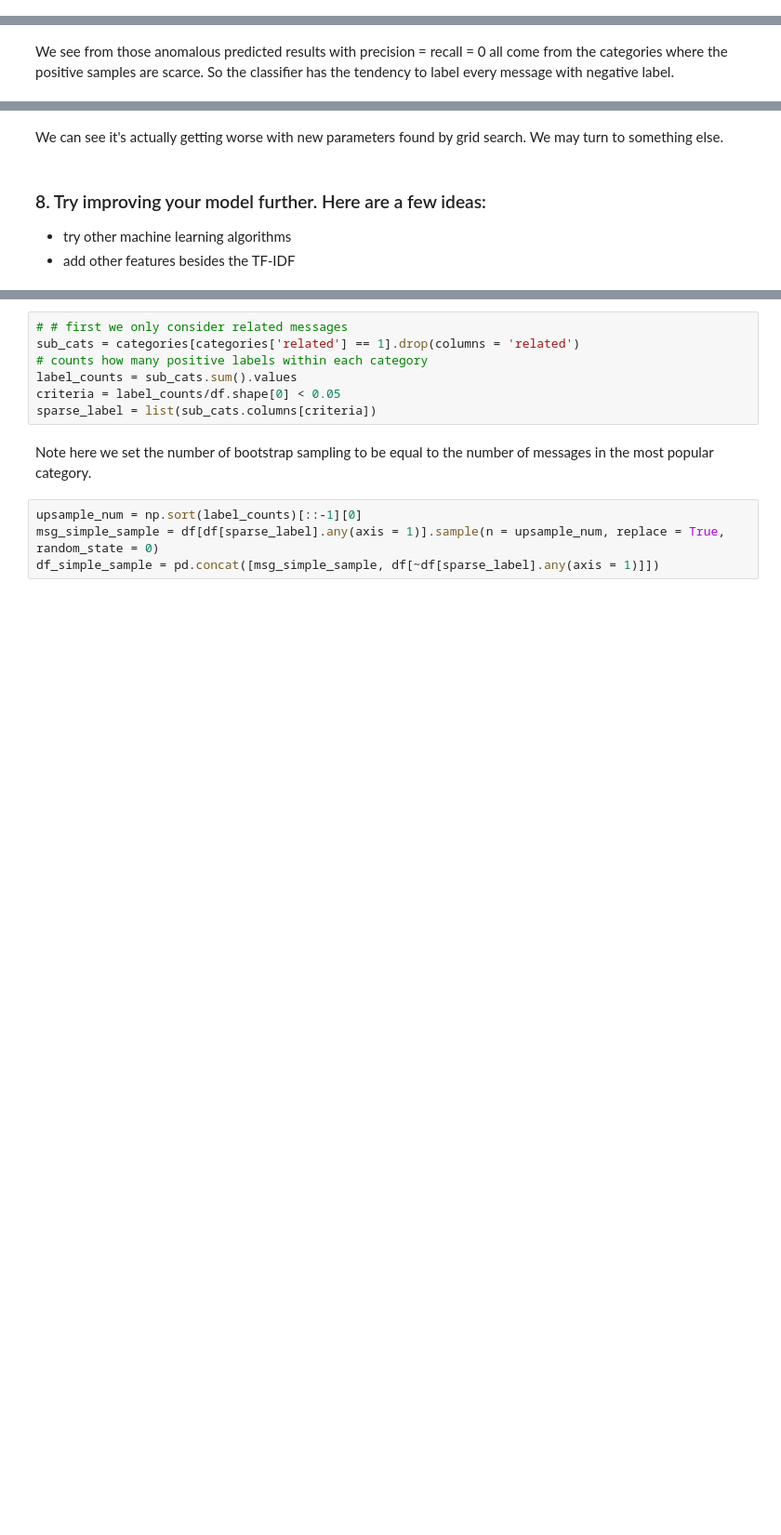
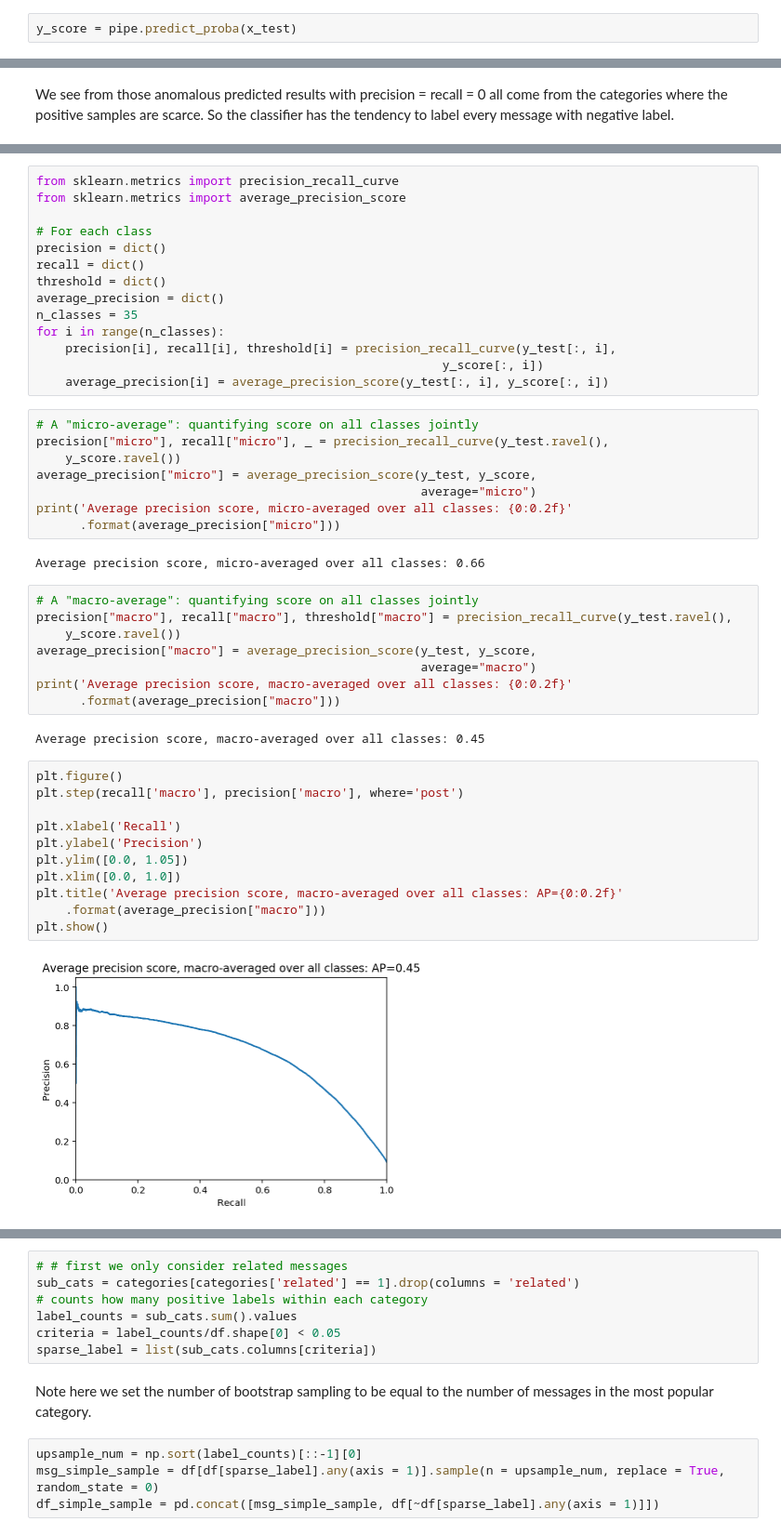
Before and after one commit to suebatista/Disaster-Response-Pipeline-Udacity, a Jupyter notebook: ML Pipeline Preparation.ipynb, the cells around one changed output, grey strips where cells are left out. Shown at 93% size. Drawn from its saved outputs; the diff is of its cells as text; blank space fills up the shorter version.

```diff
--- a/ML Pipeline Preparation.ipynb
+++ b/ML Pipeline Preparation.ipynb
@@ -100,0 +97,2 @@ report[(report['precision'] == 0.0) | (report.index == 'macro avg')]
+# %%
+y_score = pipe.predict_proba(x_test)
@@ -218,7 +130,48 @@ new_report[(new_report['precision'] == 0.0) | (new_report.index == 'macro avg')]
-# %% [markdown]
-We can see it's actually getting worse with new parameters found by grid search. We may turn to something else.
-# %% [markdown]
-### 8. Try improving your model further. Here are a few ideas:
-* try other machine learning algorithms
-* add other features besides the TF-IDF
+# %%
+from sklearn.metrics import precision_recall_curve
+from sklearn.metrics import average_precision_score
+
+# For each class
+precision = dict()
+recall = dict()
+threshold = dict()
+average_precision = dict()
+n_classes = 35
+for i in range(n_classes):
+    precision[i], recall[i], threshold[i] = precision_recall_curve(y_test[:, i],
+                                                        y_score[:, i])
+    average_precision[i] = average_precision_score(y_test[:, i], y_score[:, i])
+# %%
+# A "micro-average": quantifying score on all classes jointly
+precision["micro"], recall["micro"], _ = precision_recall_curve(y_test.ravel(),
+    y_score.ravel())
+average_precision["micro"] = average_precision_score(y_test, y_score,
+                                                     average="micro")
+print('Average precision score, micro-averaged over all classes: {0:0.2f}'
+      .format(average_precision["micro"]))
+# %% [output]
+Average precision score, micro-averaged over all classes: 0.66
+# %%
+# A "macro-average": quantifying score on all classes jointly
+precision["macro"], recall["macro"], threshold["macro"] = precision_recall_curve(y_test.ravel(),
+    y_score.ravel())
+average_precision["macro"] = average_precision_score(y_test, y_score,
+                                                     average="macro")
+print('Average precision score, macro-averaged over all classes: {0:0.2f}'
+      .format(average_precision["macro"]))
+# %% [output]
+Average precision score, macro-averaged over all classes: 0.45
+# %%
+plt.figure()
+plt.step(recall['macro'], precision['macro'], where='post')
+
+plt.xlabel('Recall')
+plt.ylabel('Precision')
+plt.ylim([0.0, 1.05])
+plt.xlim([0.0, 1.0])
+plt.title('Average precision score, macro-averaged over all classes: AP={0:0.2f}'
+    .format(average_precision["macro"]))
+plt.show()
+# %% [output]
+[figure, added]
 # %% [markdown]
```
Also changed, not shown: parts of 29 cells of this notebook, 1 other file.
